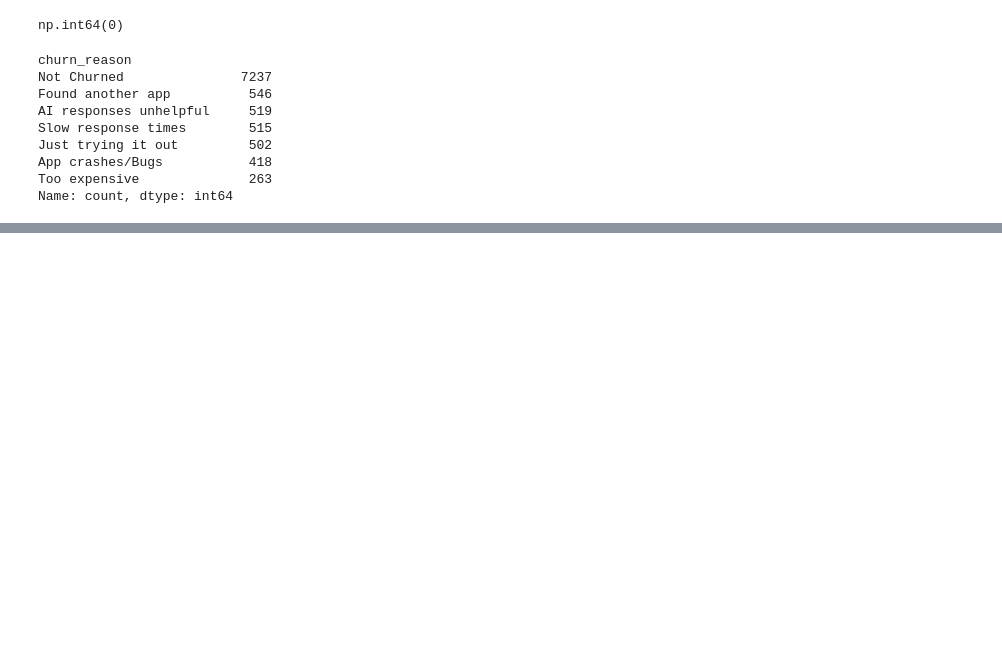
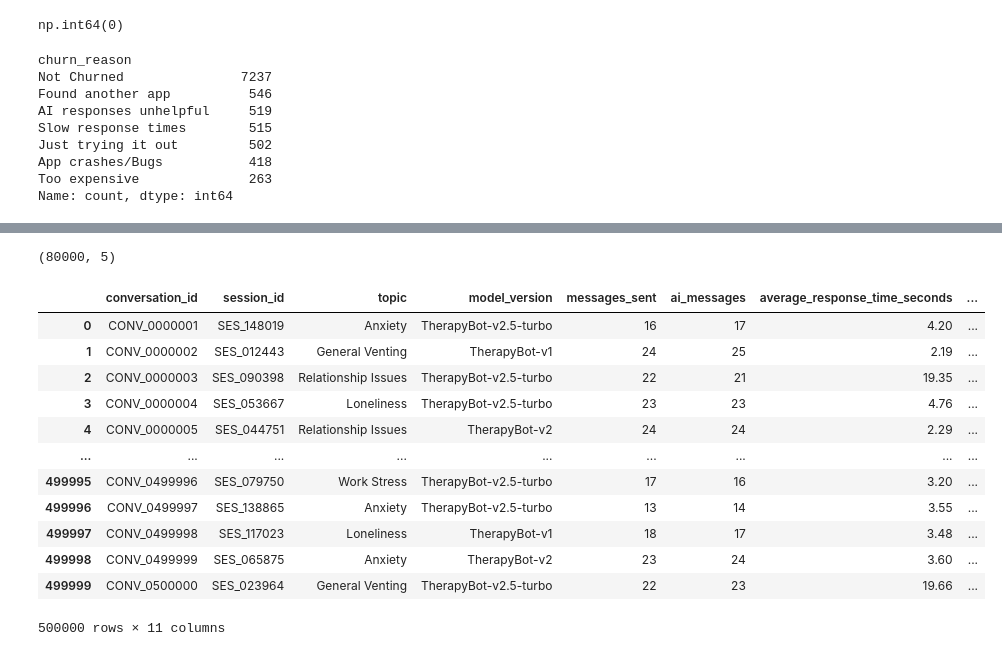
Before and after one commit to vishva0710/ai-chatbot-user-retention-analysis, a Jupyter notebook: AI_Chatbot_User_Retention_Analysis.ipynb, the cells around one changed output, grey strips where cells are left out. Drawn from its saved outputs; the diff is of its cells as text; code cells hidden in the pictures; blank space fills up the shorter version.

Commit message:
data cleaned

```diff
--- a/AI_Chatbot_User_Retention_Analysis.ipynb
+++ b/AI_Chatbot_User_Retention_Analysis.ipynb
@@ -680,0 +759,22 @@ Name: count, dtype: int64
+# %%
+feed_data.shape
+# %% [output]
+(80000, 5)
+# %%
+con_data=pd.read_csv('data/conversations.csv')
+# %%
+con_data
+# %% [output]
+|  | conversation_id | session_id | topic | model_version | messages_sent | ai_messages | average_response_time_seconds | ... |
+| 0 | CONV_0000001 | SES_148019 | Anxiety | TherapyBot-v2.5-turbo | 16 | 17 | 4.20 | ... |
+| 1 | CONV_0000002 | SES_012443 | General Venting | TherapyBot-v1 | 24 | 25 | 2.19 | ... |
+| 2 | CONV_0000003 | SES_090398 | Relationship Issues | TherapyBot-v2.5-turbo | 22 | 21 | 19.35 | ... |
+| 3 | CONV_0000004 | SES_053667 | Loneliness | TherapyBot-v2.5-turbo | 23 | 23 | 4.76 | ... |
+| 4 | CONV_0000005 | SES_044751 | Relationship Issues | TherapyBot-v2 | 24 | 24 | 2.29 | ... |
+| ... | ... | ... | ... | ... | ... | ... | ... | ... |
+| 499995 | CONV_0499996 | SES_079750 | Work Stress | TherapyBot-v2.5-turbo | 17 | 16 | 3.20 | ... |
+| 499996 | CONV_0499997 | SES_138865 | Anxiety | TherapyBot-v2.5-turbo | 13 | 14 | 3.55 | ... |
+| 499997 | CONV_0499998 | SES_117023 | Loneliness | TherapyBot-v1 | 18 | 17 | 3.48 | ... |
+| 499998 | CONV_0499999 | SES_065875 | Anxiety | TherapyBot-v2 | 23 | 24 | 3.60 | ... |
+| 499999 | CONV_0500000 | SES_023964 | General Venting | TherapyBot-v2.5-turbo | 22 | 23 | 19.66 | ... |
+500000 rows × 11 columns
```
Also changed, not shown: parts of 15 cells of this notebook.
